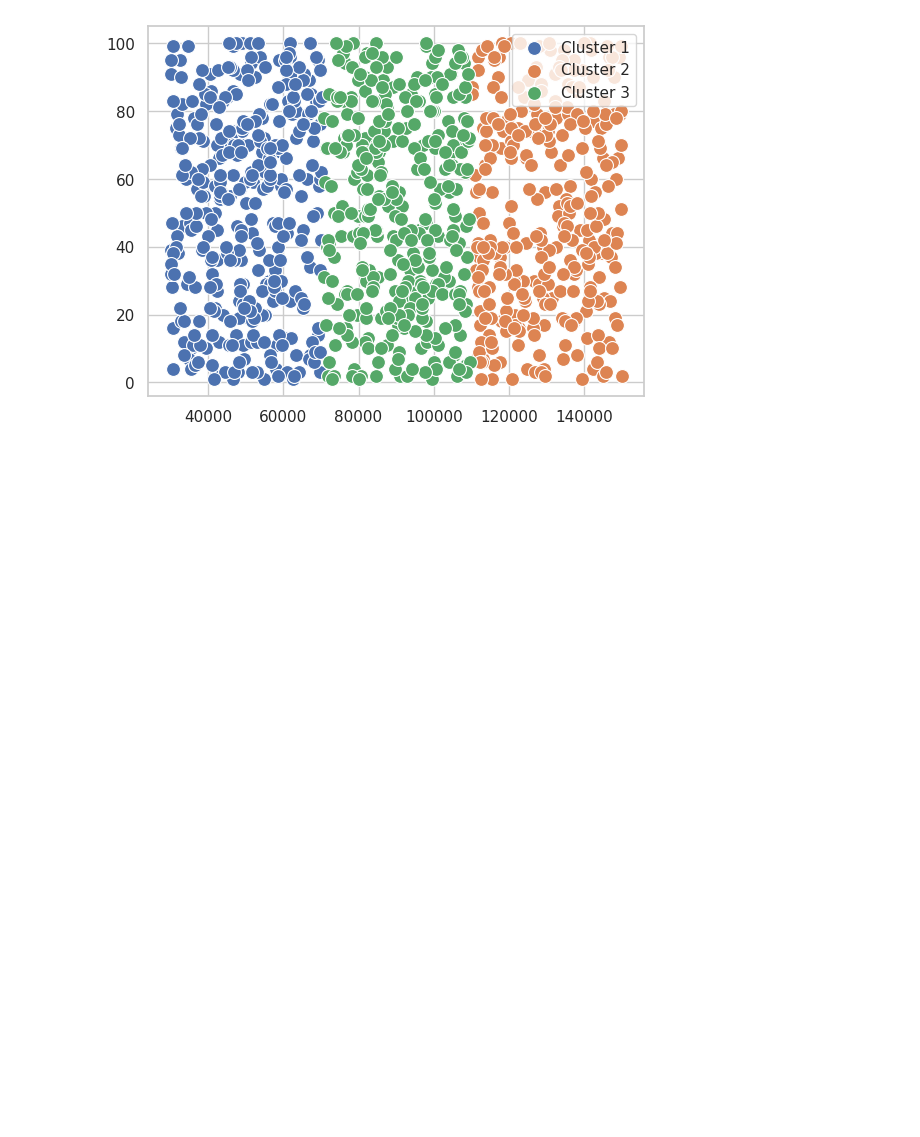
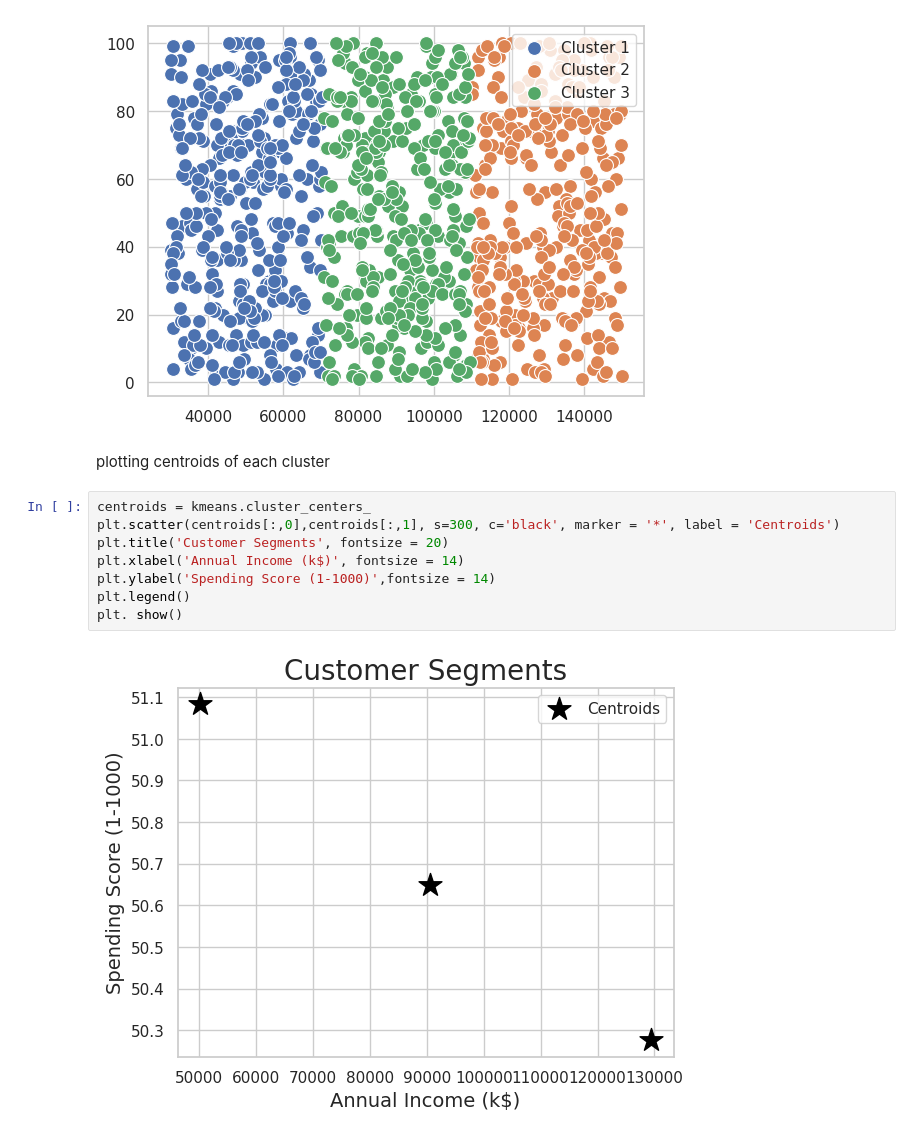
Before and after one commit to Mharis64/Arch-Technology-Internship-, a Jupyter notebook: Untitled45.ipynb, the cells around one changed output. Cells and saved outputs as stored; diff of their text form; blank space fills up the shorter version.

```diff
--- a/Untitled45.ipynb
+++ b/Untitled45.ipynb
@@ -200,3 +200,15 @@ sns.scatterplot(x = X[y_kmeans == 2,0],y = X[y_kmeans== 2,1], s=100, label = 'Cl
 # %% [output]
 <Axes: >
 [figure]
+# %% [markdown]
+plotting centroids of each cluster
+# %%
+centroids = kmeans.cluster_centers_
+plt.scatter(centroids[:,0],centroids[:,1], s=300, c='black', marker = '*', label = 'Centroids')
+plt.title('Customer Segments', fontsize = 20)
+plt.xlabel('Annual Income (k$)', fontsize = 14)
+plt.ylabel('Spending Score (1-1000)',fontsize = 14)
+plt.legend()
+plt. show()
+# %% [output]
+[figure, added]
```
